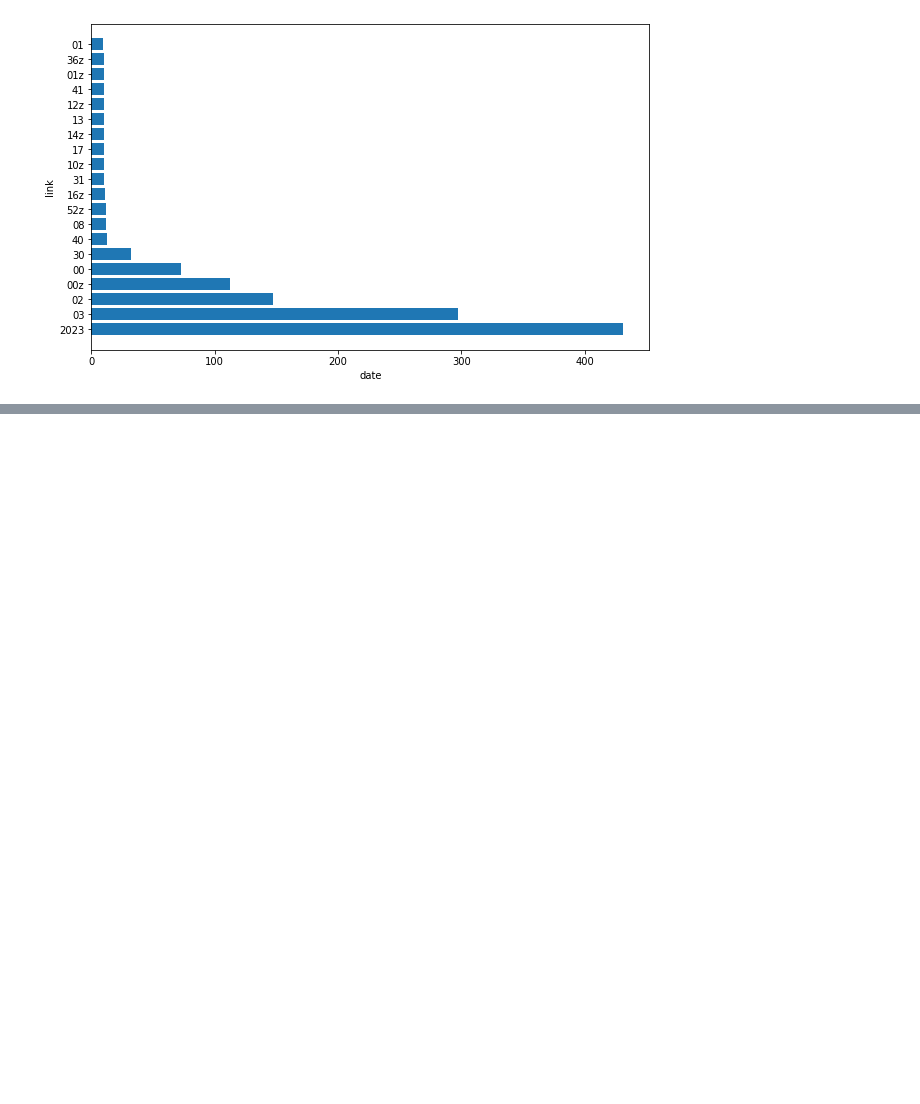
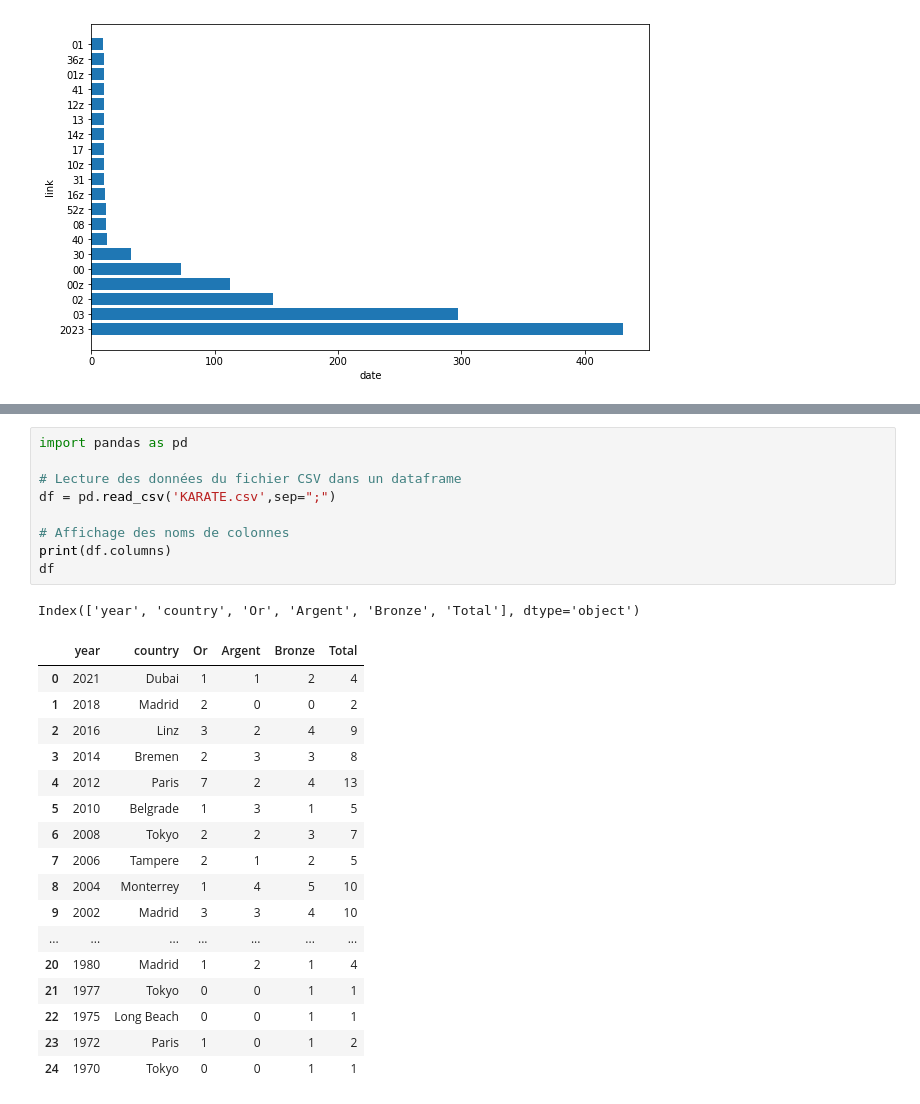
Before and after one commit to atrahay/news_nao, a Jupyter notebook: News_nao.ipynb, the cells around one changed output, grey strips where cells are left out. Saved outputs shown, nothing was run; the diff lists cells and outputs as text; blank space fills up the shorter version.

```diff
--- a/News_nao.ipynb
+++ b/News_nao.ipynb
@@ -115,0 +152,28 @@ plt.show()
+# %%
+import pandas as pd
+
+# Lecture des données du fichier CSV dans un dataframe
+df = pd.read_csv('KARATE.csv',sep=";")
+
+# Affichage des noms de colonnes
+print(df.columns)
+df
+# %% [output]
+Index(['year', 'country', 'Or', 'Argent', 'Bronze', 'Total'], dtype='object')
+|  | year | country | Or | Argent | Bronze | Total |
+| 0 | 2021 | Dubai | 1 | 1 | 2 | 4 |
+| 1 | 2018 | Madrid | 2 | 0 | 0 | 2 |
+| 2 | 2016 | Linz | 3 | 2 | 4 | 9 |
+| 3 | 2014 | Bremen | 2 | 3 | 3 | 8 |
+| 4 | 2012 | Paris | 7 | 2 | 4 | 13 |
+| 5 | 2010 | Belgrade | 1 | 3 | 1 | 5 |
+| 6 | 2008 | Tokyo | 2 | 2 | 3 | 7 |
+| 7 | 2006 | Tampere | 2 | 1 | 2 | 5 |
+| 8 | 2004 | Monterrey | 1 | 4 | 5 | 10 |
+| 9 | 2002 | Madrid | 3 | 3 | 4 | 10 |
+| ... | ... | ... | ... | ... | ... | ... |
+| 20 | 1980 | Madrid | 1 | 2 | 1 | 4 |
+| 21 | 1977 | Tokyo | 0 | 0 | 1 | 1 |
+| 22 | 1975 | Long Beach | 0 | 0 | 1 | 1 |
+| 23 | 1972 | Paris | 1 | 0 | 1 | 2 |
+| 24 | 1970 | Tokyo | 0 | 0 | 1 | 1 |
```
Also changed, not shown: parts of 3 cells of this notebook.
